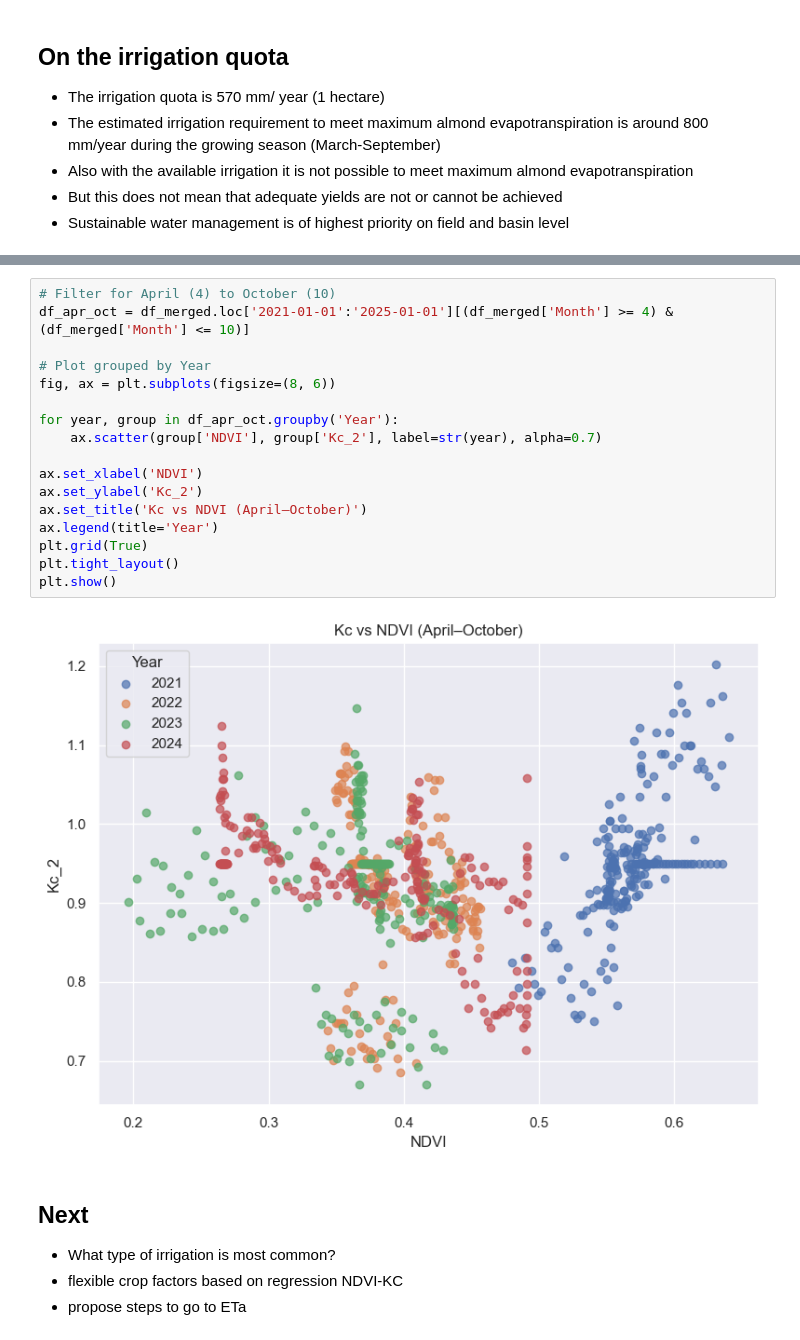
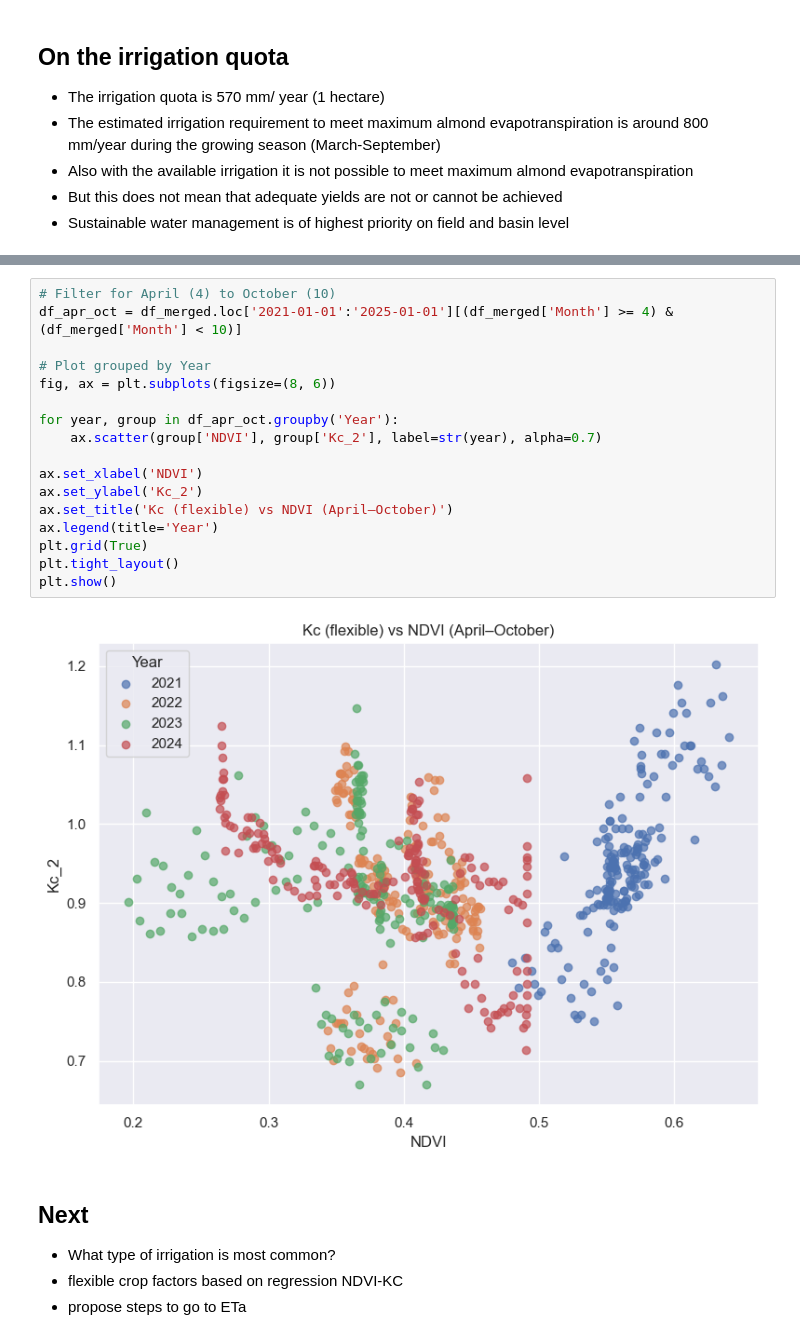
Before and after one commit to nadja1390/RAFIP, a Jupyter notebook: Orchard_Water_Use.ipynb, the cells around one changed output, grey strips where cells are left out. Saved outputs shown, nothing was run; the diff lists cells and outputs as text.

```diff
--- a/Orchard_Water_Use.ipynb
+++ b/Orchard_Water_Use.ipynb
@@ -562,22 +564,22 @@ plt.show()
 # %%
 # Filter for April (4) to October (10)
-df_apr_oct = df_merged.loc['2021-01-01':'2025-01-01'][(df_merged['Month'] >= 4) & (df_merged['Month'] <= 10)]
+df_apr_oct = df_merged.loc['2021-01-01':'2025-01-01'][(df_merged['Month'] >= 4) & (df_merged['Month'] < 10)]
 
 # Plot grouped by Year
 fig, ax = plt.subplots(figsize=(8, 6))
 
 for year, group in df_apr_oct.groupby('Year'):
     ax.scatter(group['NDVI'], group['Kc_2'], label=str(year), alpha=0.7)
 
 ax.set_xlabel('NDVI')
 ax.set_ylabel('Kc_2')
-ax.set_title('Kc vs NDVI (April–October)')
+ax.set_title('Kc (flexible) vs NDVI (April–October)')
 ax.legend(title='Year')
 plt.grid(True)
 plt.tight_layout()
 plt.show()
 # %% [output]
-[figure, old version]
+[figure, new version]
 # %% [markdown]
 ## Next
 
```
Also changed, not shown: parts of 5 cells of this notebook.
